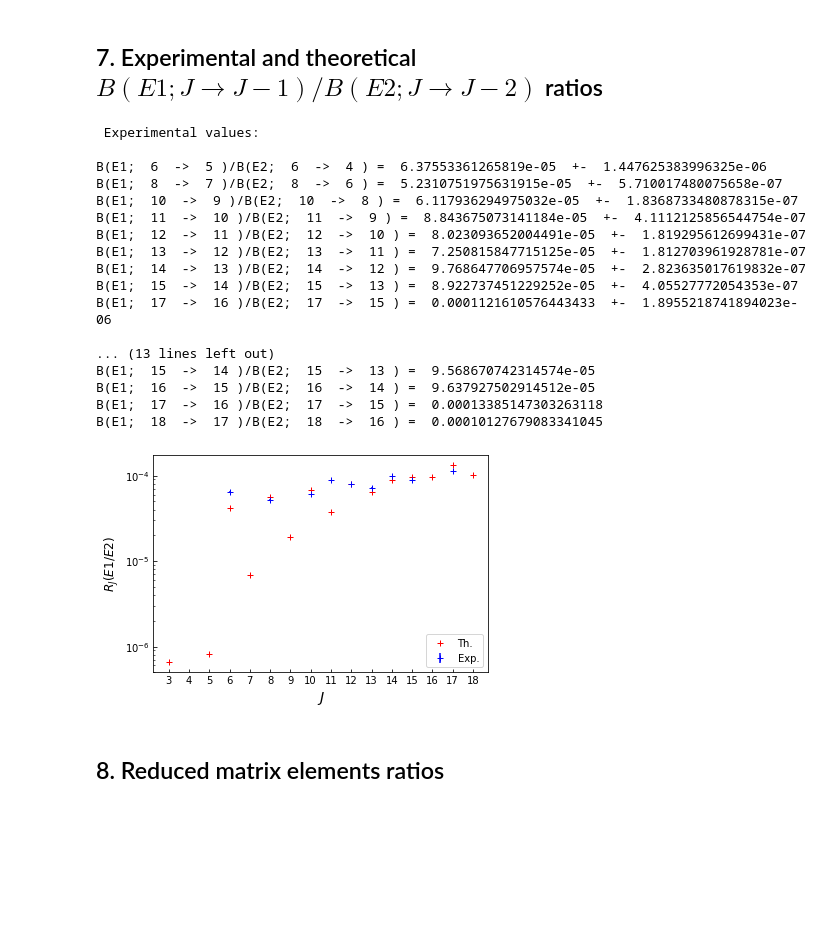
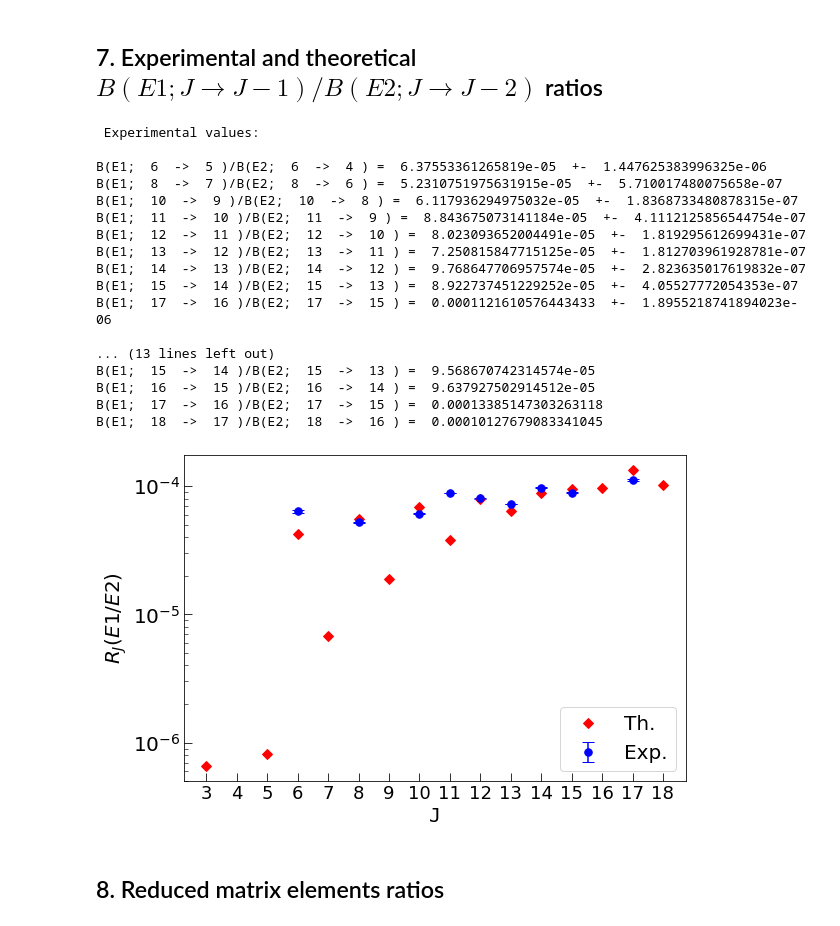
Before and after one commit to arestrepogiraldo2200/B-E1-strengths-in-proxy-SU-3, a Jupyter notebook: rY_rmes/MatrixElementComputation.ipynb, the cells around one changed output. Saved outputs shown, nothing was run; the diff lists cells and outputs as text; code cells hidden in the pictures; blank space fills up the shorter version.

```diff
--- a/rY_rmes/MatrixElementComputation.ipynb
+++ b/rY_rmes/MatrixElementComputation.ipynb
@@ -1106,44 +1107,47 @@ J1 = [6,8,10,11,12,13,14,15,17]
 # Theoretical data
 J2 = [ 3, 5,  6,  7,  8,  9, 10, 11, 12, 13, 14, 15, 16, 17, 18]
 transitions = np.array([[3,2], [5,4], [6,5], [7,6], [8,7], [9,8], [10,9], [11,10], [12,11], [13,12], [14, 13], [15,14], [16,15], [17,16], [18,17]])
 ThData = RBE1BE2_to_Fit(transitions.transpose(), a, b)
 ThDataT = RBE1BE2_to_Fit(J.transpose(), a, b)
 
 #plot
-plt.errorbar(J1,ExpData, yerr = ExpDataError, fmt ='+', color = "blue", label="Exp.")
-plt.plot(J2, ThData, "+", color = "red", label="Th.")
+fig = plt.figure(figsize=(9,6))
+plt.errorbar(J1,ExpData, yerr = ExpDataError, fmt ='.', color = "blue", label="Exp.", capsize=6, markersize=15)
+plt.plot(J2, ThData, "D", color = "red", label="Th.", markersize=7)
 #plt.plot(J1, ThDataT, ".", color = "green")
 
 #plt.title(r"Experimental and theoretical $R_{J_i}(E1/E2)$")
-plt.ylabel(r"$R_{J}(E1/E2)$", size="large", fontfamily="monospace")
-plt.xlabel(r"$J$", size="x-large", fontfamily="monospace")
-plt.xticks(np.arange(3,19,1))
+plt.ylabel(r"$R_{J}(E1/E2)$", size=20, fontfamily="monospace")
+plt.xlabel("J", size=20, fontfamily="monospace")
+plt.xticks(np.arange(3,19,1), size=18, rotation=0)
 plt.yscale("log")
-plt.legend(loc="lower right")
-plt.tick_params(axis="x", direction="in")
-plt.tick_params(axis="y", direction="in")
-plt.tick_params(axis="y", which="minor",direction="in")
-plt.savefig('RE1E2.png', format='png', dpi=1200)
+plt.legend(loc="lower right", fontsize=20)
+plt.tick_params(axis="x", direction="in", length=8)
+plt.tick_params(axis="y", direction="in", length=8)
+plt.tick_params(axis="y", which="minor",direction="in", length=4)
+plt.yticks(size=20)
+
+plt.savefig('RE1E2.pdf', format='pdf', dpi=300, bbox_inches='tight')
 plt.show()
 # %% [output]
  Experimental values:
 
 B(E1;  6  ->  5 )/B(E2;  6  ->  4 ) =  6.37553361265819e-05  +-  1.447625383996325e-06
 B(E1;  8  ->  7 )/B(E2;  8  ->  6 ) =  5.2310751975631915e-05  +-  5.710017480075658e-07
 B(E1;  10  ->  9 )/B(E2;  10  ->  8 ) =  6.117936294975032e-05  +-  1.8368733480878315e-07
 B(E1;  11  ->  10 )/B(E2;  11  ->  9 ) =  8.843675073141184e-05  +-  4.1112125856544754e-07
 B(E1;  12  ->  11 )/B(E2;  12  ->  10 ) =  8.023093652004491e-05  +-  1.819295612699431e-07
 B(E1;  13  ->  12 )/B(E2;  13  ->  11 ) =  7.250815847715125e-05  +-  1.812703961928781e-07
 B(E1;  14  ->  13 )/B(E2;  14  ->  12 ) =  9.768647706957574e-05  +-  2.823635017619832e-07
 B(E1;  15  ->  14 )/B(E2;  15  ->  13 ) =  8.922737451229252e-05  +-  4.05527772054353e-07
 B(E1;  17  ->  16 )/B(E2;  17  ->  15 ) =  0.0001121610576443433  +-  1.8955218741894023e-06
 
 ... (13 lines left out)
 B(E1;  15  ->  14 )/B(E2;  15  ->  13 ) =  9.568670742314574e-05
 B(E1;  16  ->  15 )/B(E2;  16  ->  14 ) =  9.637927502914512e-05
 B(E1;  17  ->  16 )/B(E2;  17  ->  15 ) =  0.00013385147303263118
 B(E1;  18  ->  17 )/B(E2;  18  ->  16 ) =  0.00010127679083341045
-[figure, old version]
+[figure, new version]
 # %% [markdown]
 ## 8. Reduced matrix elements ratios
 # %%
```
Also changed, not shown: parts of 2 cells of this notebook, 43 other files.
